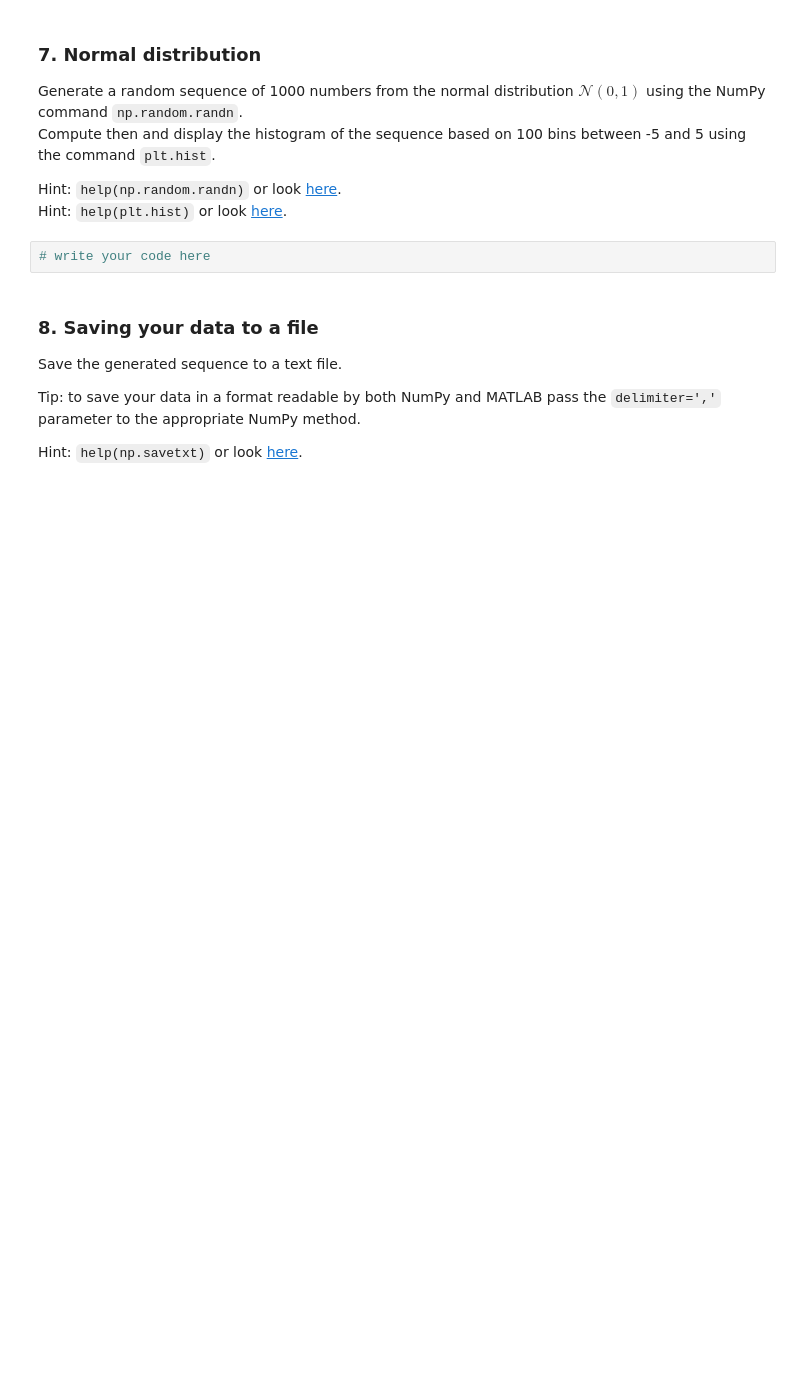
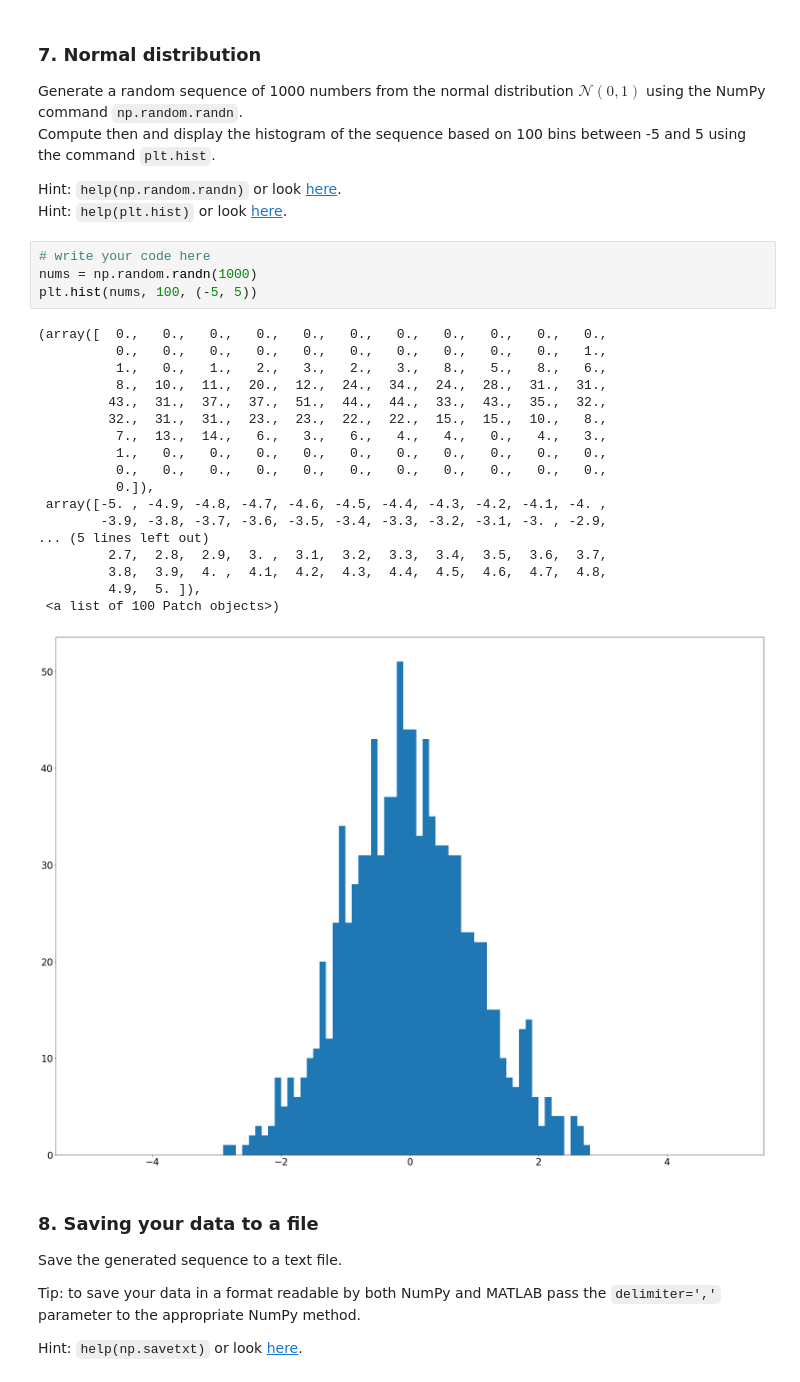
Before and after one commit to sjpollard/COMS20011_2020, a Jupyter notebook: labs/lab_1/labsheet1.ipynb, the cells around one changed output. Cells and saved outputs as stored; diff of their text form; blank space fills up the shorter version.

```diff
--- a/labs/lab_1/labsheet1.ipynb
+++ b/labs/lab_1/labsheet1.ipynb
@@ -342,6 +397,27 @@ Hint: `help(np.random.randn)` or look [here](http://docs.scipy.org/doc/numpy/ref
 Hint: `help(plt.hist)` or look [here](http://matplotlib.org/api/pyplot_api.html?highlight=hist#matplotlib.pyplot.hist).
 # %%
 # write your code here
+nums = np.random.randn(1000)
+plt.hist(nums, 100, (-5, 5))
+# %% [output]
+(array([  0.,   0.,   0.,   0.,   0.,   0.,   0.,   0.,   0.,   0.,   0.,
+          0.,   0.,   0.,   0.,   0.,   0.,   0.,   0.,   0.,   0.,   1.,
+          1.,   0.,   1.,   2.,   3.,   2.,   3.,   8.,   5.,   8.,   6.,
+          8.,  10.,  11.,  20.,  12.,  24.,  34.,  24.,  28.,  31.,  31.,
+         43.,  31.,  37.,  37.,  51.,  44.,  44.,  33.,  43.,  35.,  32.,
+         32.,  31.,  31.,  23.,  23.,  22.,  22.,  15.,  15.,  10.,   8.,
+          7.,  13.,  14.,   6.,   3.,   6.,   4.,   4.,   0.,   4.,   3.,
+          1.,   0.,   0.,   0.,   0.,   0.,   0.,   0.,   0.,   0.,   0.,
+          0.,   0.,   0.,   0.,   0.,   0.,   0.,   0.,   0.,   0.,   0.,
+          0.]),
+ array([-5. , -4.9, -4.8, -4.7, -4.6, -4.5, -4.4, -4.3, -4.2, -4.1, -4. ,
+        -3.9, -3.8, -3.7, -3.6, -3.5, -3.4, -3.3, -3.2, -3.1, -3. , -2.9,
+... (5 lines left out)
+         2.7,  2.8,  2.9,  3. ,  3.1,  3.2,  3.3,  3.4,  3.5,  3.6,  3.7,
+         3.8,  3.9,  4. ,  4.1,  4.2,  4.3,  4.4,  4.5,  4.6,  4.7,  4.8,
+         4.9,  5. ]),
+ <a list of 100 Patch objects>)
+[figure, added]
 # %% [markdown]
 ### 8. Saving your data to a file
 
```
Also changed, not shown: parts of 14 cells of this notebook.
